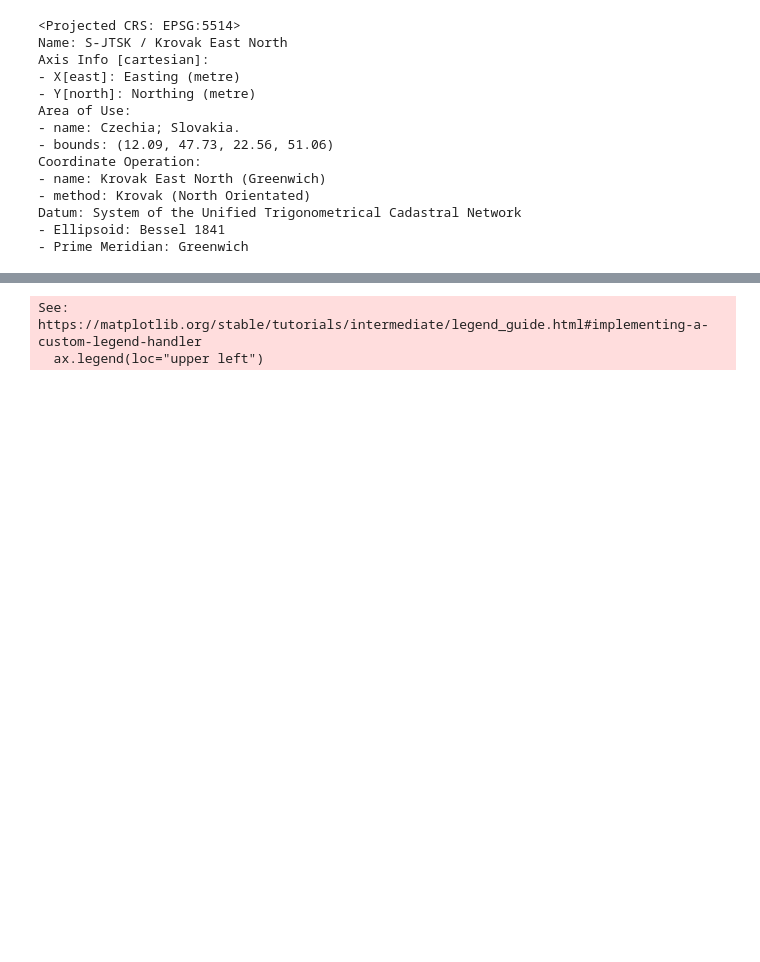
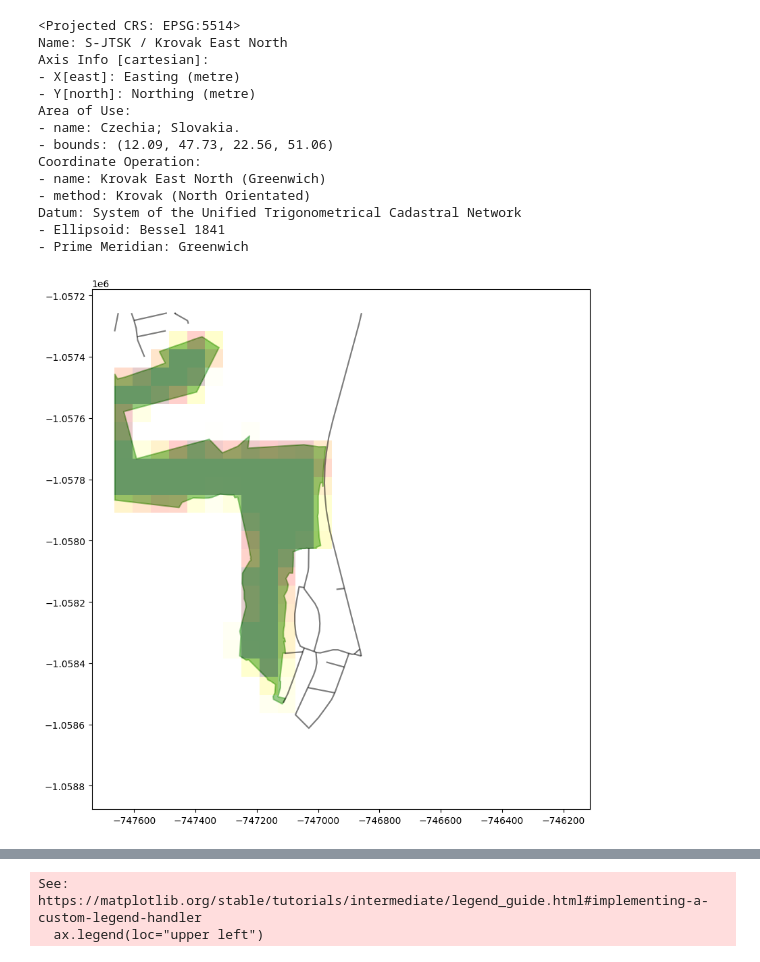
Before and after one commit to mweuro/GeoNoise, a Jupyter notebook: data_aggregation.ipynb, the cells around one changed output, grey strips where cells are left out. Drawn from its saved outputs; the diff is of its cells as text; code cells hidden in the pictures; blank space fills up the shorter version.

```diff
--- a/data_aggregation.ipynb
+++ b/data_aggregation.ipynb
@@ -307,6 +324,9 @@ pic = temp_pictures['geometry'][0]
 noise_for_pixel = gpd.clip(noise, pic)
 roads_for_pixel = gpd.clip(roads, pic)
 transport_lines_for_picture = gpd.clip(transport_lines, pic)
+buildings_for_picture = gpd.clip(buildings, pic)
+bariers_for_picture = gpd.clip(noise_barriers, pic)
+parks_for_picture = gpd.clip(parks, pic)
 # %%
 read_pixels.crs
 # %% [output]
@@ -341,6 +361,19 @@ Coordinate Operation:
 Datum: System of the Unified Trigonometrical Cadastral Network
 - Ellipsoid: Bessel 1841
 - Prime Meridian: Greenwich
+# %%
+fig, ax = plt.subplots(figsize=(10, 10))
+
+
+parks_for_picture.plot(ax=ax, alpha = 0.5, color="green",edgecolor="green", linewidth=1.5)
+
+roads_for_pixel.plot(ax=ax, alpha = 0.3, color="black",edgecolor="black", linewidth=1.5)
+read_pixels.plot(column='parks_area', ax=ax,
+            cmap="hot_r", linewidth=0.0, edgecolor="0.8", alpha = 0.2)
+
+plt.show()
+# %% [output]
+[figure, added]
 # %%
 fig, ax = plt.subplots(figsize=(10, 10))
 
```
Also changed, not shown: parts of 10 cells of this notebook, 5 other files.
